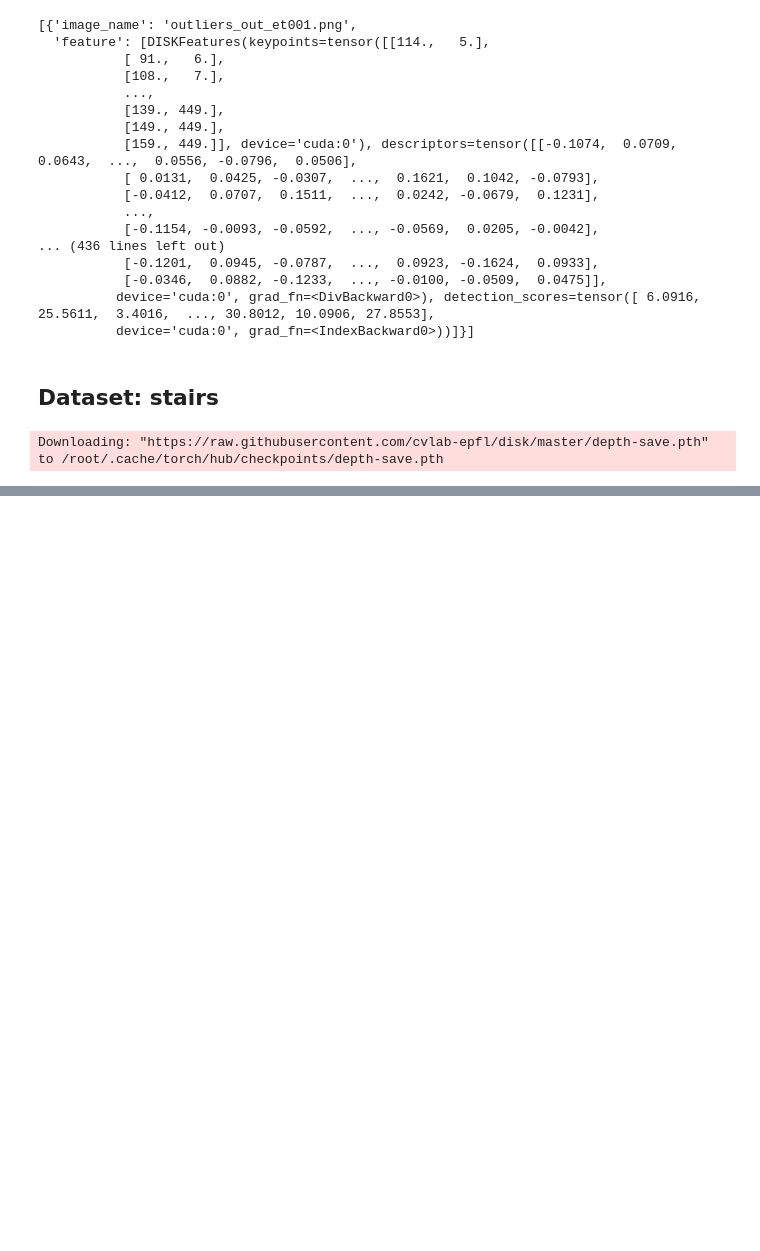
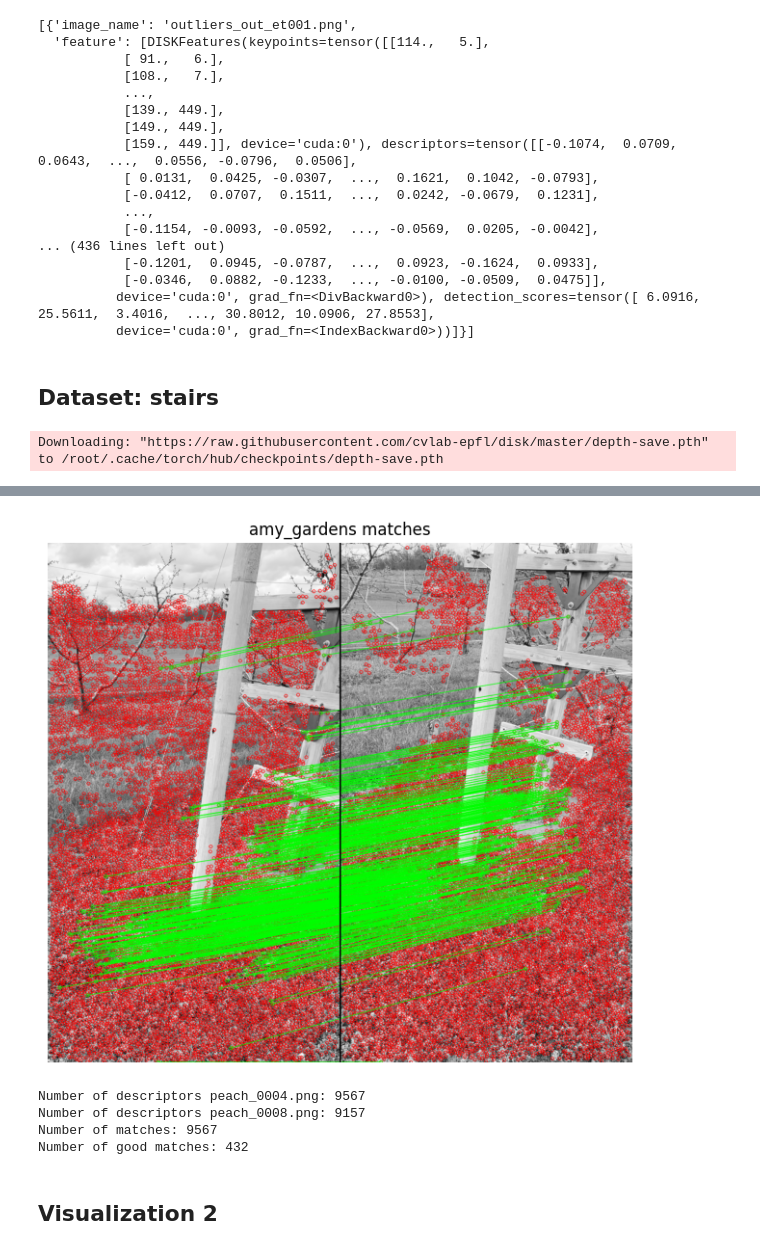
Before and after one commit to arunimaCh29/Image_matching_3d, a Jupyter notebook: flann_with_disk.ipynb, the cells around one changed output, grey strips where cells are left out. Cells and saved outputs as stored; diff of their text form; code cells hidden in the pictures; blank space fills up the shorter version.

```diff
--- a/flann_with_disk.ipynb
+++ b/flann_with_disk.ipynb
@@ -223,0 +282,45 @@ Downloading: "https://raw.githubusercontent.com/cvlab-epfl/disk/master/depth-sav
+# %%
+FLANN_INDEX_KDTREE = 1
+index_params = dict(algorithm=FLANN_INDEX_KDTREE, trees=5)
+search_params = dict(checks=50)
+flann = cv.FlannBasedMatcher(index_params, search_params)
+# %%
+amygardens_flann = flann.knnMatch(amygardens1_desc_np, amygardens2_desc_np, k=2)
+
+# Need to draw only good matches, so create a mask
+amygardens_masked = [[0,0] for i in range(len(amygardens_flann))]
+count_amygardens_good_matches = 0
+
+# ratio test as per Lowe's paper
+for i,(m,n) in enumerate(amygardens_flann):
+    if m.distance < 0.7*n.distance:
+        amygardens_masked[i]=[1,0]
+        count_amygardens_good_matches += 1
+
+draw_params = dict(matchColor = (0,255,0),
+                   singlePointColor = (255,0,0),
+                   matchesMask = amygardens_masked,
+                   flags = cv.DrawMatchesFlags_DEFAULT)
+
+draw_matches = cv.drawMatchesKnn(img_amygardens1_opencv, amygardens1_kps_opencv, img_amygardens2_opencv, amygardens2_kps_opencv, amygardens_flann, None, **draw_params)
+x = img_amygardens1_opencv.shape[1]
+cv.line(draw_matches, (x,0), (x, draw_matches.shape[0]), (0,0,0), 2)
+
+plt.figure(figsize=(10, 7))
+plt.imshow(draw_matches)
+plt.axis("off")
+plt.title("amy_gardens matches")
+plt.show()
+
+print(f"Number of descriptors {amygardens1_name}: {len(amygardens1_desc_np)}")
+print(f"Number of descriptors {amygardens2_name}: {len(amygardens2_desc_np)}")
+print(f"Number of matches: {len(amygardens_flann)}")
+print(f"Number of good matches: {count_amygardens_good_matches}")
+# %% [output]
+[figure, added]
+Number of descriptors peach_0004.png: 9567
+Number of descriptors peach_0008.png: 9157
+Number of matches: 9567
+Number of good matches: 432
+# %% [markdown]
+## Visualization 2
```
Also changed, not shown: parts of 14 cells of this notebook.
